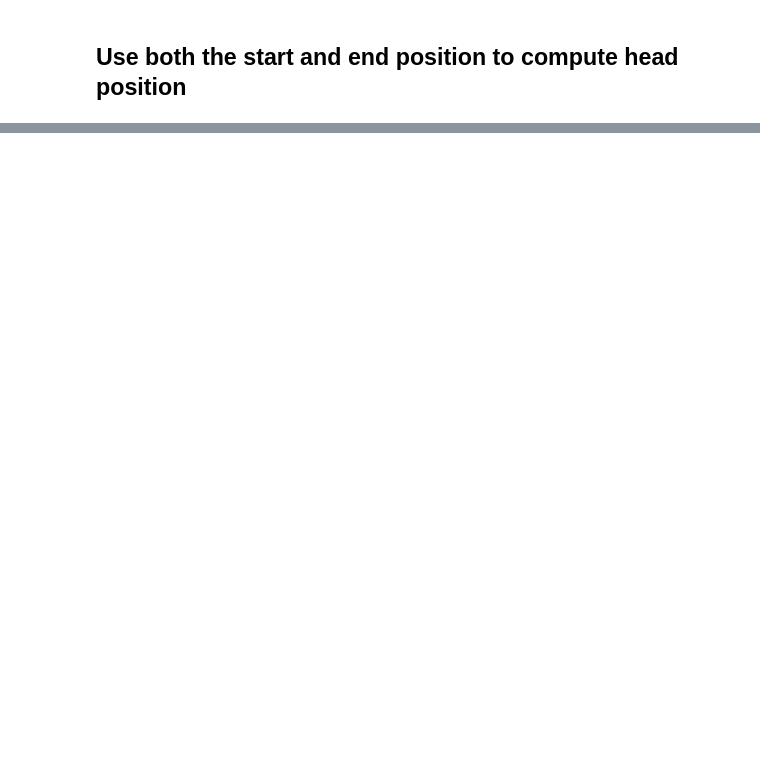
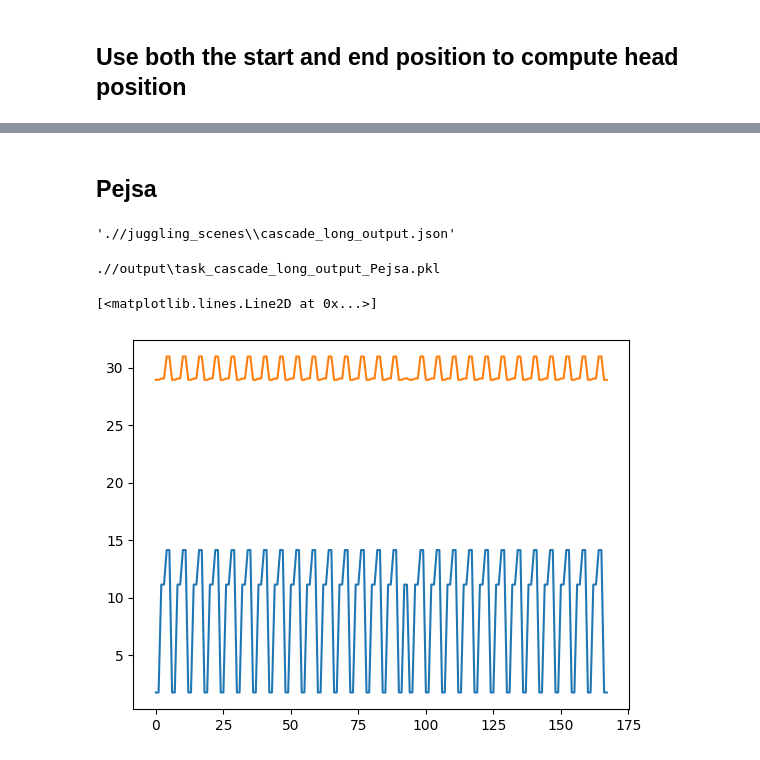
Before and after one commit to EvanSamaa/EyeIK, a Jupyter notebook: Juggling/generate_juggling_animation.ipynb, the cells around one changed output, grey strips where cells are left out. Cells and saved outputs as stored; diff of their text form; code cells hidden in the pictures; blank space fills up the shorter version.

```diff
--- a/Juggling/generate_juggling_animation.ipynb
+++ b/Juggling/generate_juggling_animation.ipynb
@@ -502,0 +560,19 @@ plt.plot(optimized_path_angles)
+# %%
+scene = JugglingScene(scene_json_filename, motion_json_file_name)
+ballz_internal_model = BallsPositionsStructure(scene)
+
+# the input needs to have
+# 2. the time and target for each gaze shifts (i.e. which ball to shift to at which time)
+# 3. the positions of each balls (ballz_internal_model)
+
+# shift times should be
+shift_times, shift_indexes = process_saccade_timing(ballz_internal_model)
+shift_targets_pos = []
+for i in range(0, len(shift_indexes)):
+    shift_targets_pos.append(ballz_internal_model.estimate_target_pose(shift_indexes[i]))
+saccade_generator = Proposed_saccade_generator_with_graph_smooth_pursuit(shift_times, shift_targets_pos, shift_indexes, ballz_internal_model, reach_target_at_times=False, head_delay=0)
+
+optimized_EYECatch = np.array(shift_targets_pos)
+# this will slightly modify the code to extend the time to the end of the last gaze shift
+ek_propsed, hk_proposed, micro_saccade_proposed = saccade_generator.compute(optimized_EYECatch)
+output_motion(hk_proposed, ek_propsed, micro_saccade_proposed, os.path.join(OUTPUT_ROOT, "task_{}_EYECatch.pkl".format(file_name)), slow_rate=40/30)
@@ -502,0 +583,33 @@ plt.plot(optimized_path_angles)
+# %% [markdown]
+## Pejsa
+# %%
+scene_json_filename
+# %% [output]
+'.//juggling_scenes\\cascade_long_output.json'
+# %%
+from Pejsa_implementation import *
+scene = JugglingScene(scene_json_filename, motion_json_file_name)
+ballz_internal_model = BallsPositionsStructure(scene)
+
+# the input needs to have
+# 2. the time and target for each gaze shifts (i.e. which ball to shift to at which time)
+# 3. the positions of each balls (ballz_internal_model)
+
+# shift times should be
+shift_times, shift_indexes = process_saccade_timing(ballz_internal_model)
+shift_targets_pos = []
+for i in range(0, len(shift_indexes)):
+    shift_targets_pos.append(ballz_internal_model.estimate_target_pose(shift_indexes[i]))
+
+saccade_generator = Pejsa_SacccadeGenerator(shift_times, shift_targets_pos, shift_indexes, internal_model, 0.5)
+ek_pejsa, hk_pejsa, micro_saccade_pejsa = saccade_generator.compute()
+output_motion(hk_pejsa, ek_pejsa, micro_saccade_pejsa, os.path.join(OUTPUT_ROOT, "task_{}_Pejsa.pkl".format(file_name)), slow_rate=40/30)
+# %% [output]
+.//output\task_cascade_long_output_Pejsa.pkl
+# %%
+shift_targets_pos = np.array(shift_targets_pos)
+plt.plot(shift_targets_pos[:, 1])
+plt.plot(shift_targets_pos[:, 2])
+# %% [output]
+[<matplotlib.lines.Line2D at 0x...>]
+[figure, added]
```
Also changed, not shown: parts of 15 cells of this notebook, 28 other files.
